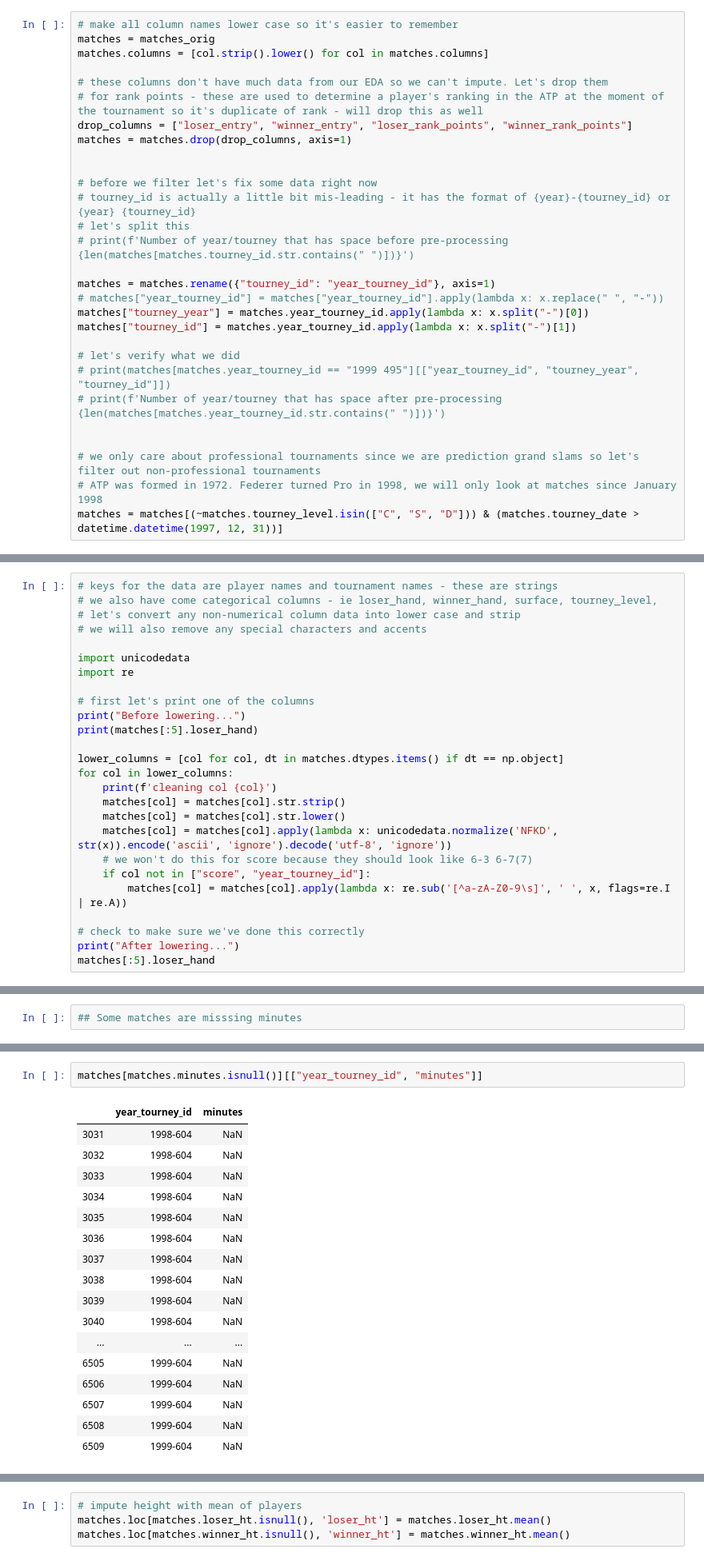
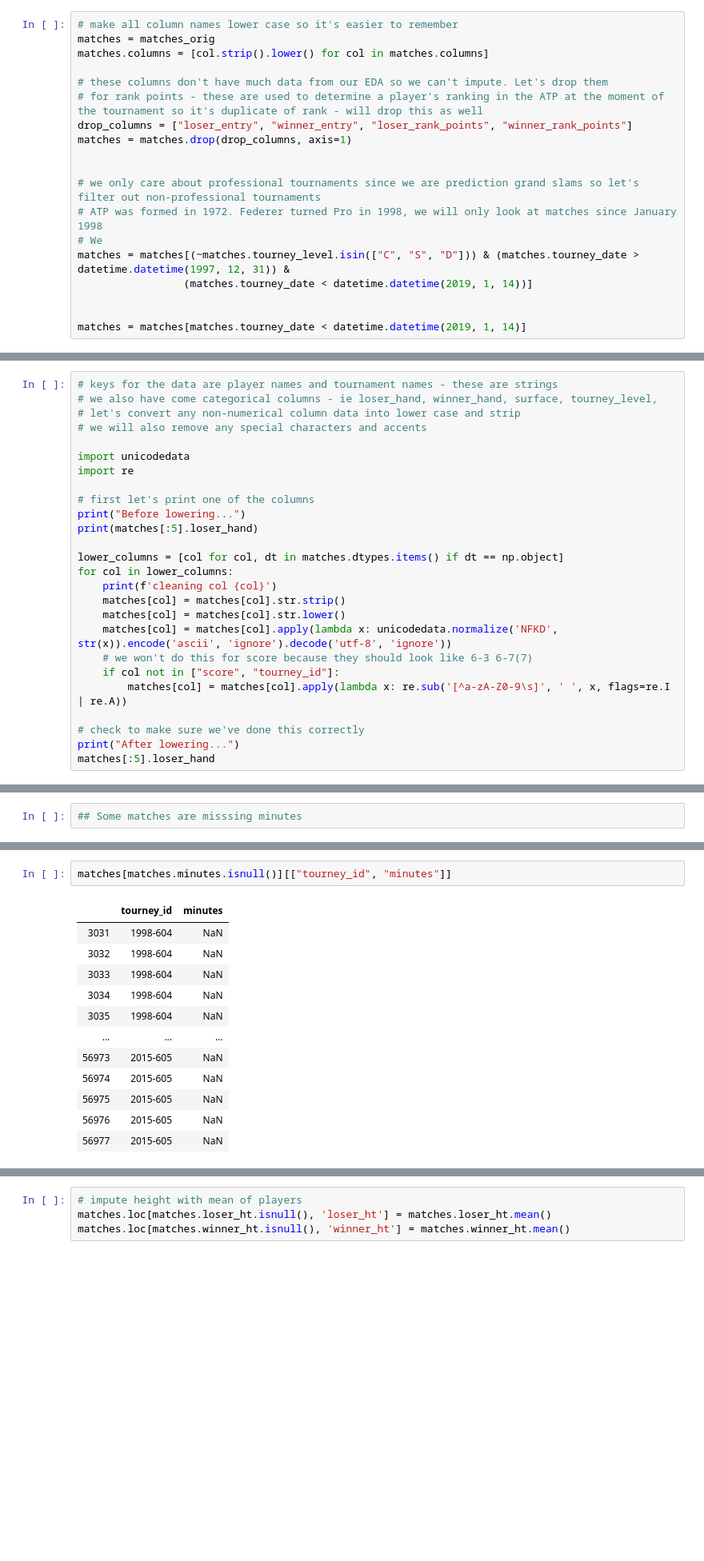
Before and after one commit to sv650s/atp-tennis-predictions, a Jupyter notebook: notebooks/2-atp_preprocessing.ipynb, the cells around one changed output, grey strips where cells are left out. Shown at 80% size. Cells and saved outputs as stored; diff of their text form; blank space fills up the shorter version.

```diff
--- a/notebooks/2-atp_preprocessing.ipynb
+++ b/notebooks/2-atp_preprocessing.ipynb
@@ -84,24 +83,14 @@ drop_columns = ["loser_entry", "winner_entry", "loser_rank_points", "winner_rank
 matches = matches.drop(drop_columns, axis=1)
 
 
-# before we filter let's fix some data right now
-# tourney_id is actually a little bit mis-leading - it has the format of {year}-{tourney_id} or {year} {tourney_id}
-# let's split this
-# print(f'Number of year/tourney that has space before pre-processing {len(matches[matches.tourney_id.str.contains(" ")])}')
-
-matches = matches.rename({"tourney_id": "year_tourney_id"}, axis=1)
-# matches["year_tourney_id"] = matches["year_tourney_id"].apply(lambda x: x.replace(" ", "-"))
-matches["tourney_year"] = matches.year_tourney_id.apply(lambda x: x.split("-")[0])
-matches["tourney_id"] = matches.year_tourney_id.apply(lambda x: x.split("-")[1])
-
-# let's verify what we did
-# print(matches[matches.year_tourney_id == "1999 495"][["year_tourney_id", "tourney_year", "tourney_id"]])
-# print(f'Number of year/tourney that has space after pre-processing {len(matches[matches.year_tourney_id.str.contains(" ")])}')
+# we only care about professional tournaments since we are prediction grand slams so let's filter out non-professional tournaments
+# ATP was formed in 1972. Federer turned Pro in 1998, we will only look at matches since January 1998
+# We
+matches = matches[(~matches.tourney_level.isin(["C", "S", "D"])) & (matches.tourney_date > datetime.datetime(1997, 12, 31)) &
+                 (matches.tourney_date < datetime.datetime(2019, 1, 14))]
 
 
-# we only care about professional tournaments since we are prediction grand slams so let's filter out non-professional tournaments
-# ATP was formed in 1972. Federer turned Pro in 1998, we will only look at matches since January 1998
-matches = matches[(~matches.tourney_level.isin(["C", "S", "D"])) & (matches.tourney_date > datetime.datetime(1997, 12, 31))]
+matches = matches[matches.tourney_date < datetime.datetime(2019, 1, 14)]
 # %% [markdown]
 ### Clean String Columns
 
@@ -128,7 +117,7 @@ for col in lower_columns:
     matches[col] = matches[col].str.lower()
     matches[col] = matches[col].apply(lambda x: unicodedata.normalize('NFKD', str(x)).encode('ascii', 'ignore').decode('utf-8', 'ignore'))
     # we won't do this for score because they should look like 6-3 6-7(7)
-    if col not in ["score", "year_tourney_id"]:
+    if col not in ["score", "tourney_id"]:
         matches[col] = matches[col].apply(lambda x: re.sub('[^a-zA-Z0-9\s]', ' ', x, flags=re.I | re.A))
 
 # check to make sure we've done this correctly
@@ -263,20 +255,15 @@ memory usage: 21.9+ MB
 # %%
-matches[matches.minutes.isnull()][["year_tourney_id", "minutes"]]
+matches[matches.minutes.isnull()][["tourney_id", "minutes"]]
 # %% [output]
-|  | year_tourney_id | minutes |
+|  | tourney_id | minutes |
 | 3031 | 1998-604 | NaN |
 | 3032 | 1998-604 | NaN |
 | 3033 | 1998-604 | NaN |
 | 3034 | 1998-604 | NaN |
 | 3035 | 1998-604 | NaN |
-| 3036 | 1998-604 | NaN |
-| 3037 | 1998-604 | NaN |
-| 3038 | 1998-604 | NaN |
-| 3039 | 1998-604 | NaN |
-| 3040 | 1998-604 | NaN |
 | ... | ... | ... |
-| 6505 | 1999-604 | NaN |
-| 6506 | 1999-604 | NaN |
-| 6507 | 1999-604 | NaN |
-| 6508 | 1999-604 | NaN |
-| 6509 | 1999-604 | NaN |
+| 56973 | 2015-605 | NaN |
+| 56974 | 2015-605 | NaN |
+| 56975 | 2015-605 | NaN |
+| 56976 | 2015-605 | NaN |
+| 56977 | 2015-605 | NaN |
```
Also changed, not shown: parts of 18 cells of this notebook, 1 other file.
